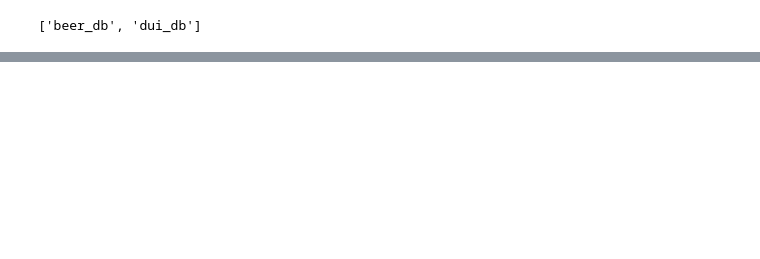
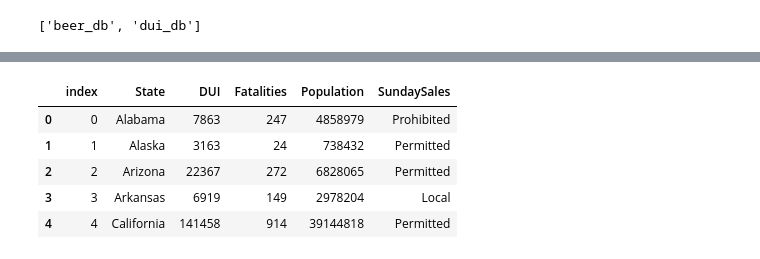
Before and after one commit to EvanK215/ETLProject, a Jupyter notebook: beerwork.ipynb, the cells around one changed output, grey strips where cells are left out. Cells and saved outputs as stored; diff of their text form; code cells hidden in the pictures; blank space fills up the shorter version.

```diff
--- a/beerwork.ipynb
+++ b/beerwork.ipynb
@@ -287,0 +298,10 @@ dui_db.to_sql(name='dui_db', con=engine, if_exists='append', index=True)
+# %%
+#Doing a query to make sure it is loading
+pd.read_sql_query('select * from dui_db', con=engine).head()
+# %% [output]
+|  | index | State | DUI | Fatalities | Population | SundaySales |
+| 0 | 0 | Alabama | 7863 | 247 | 4858979 | Prohibited |
+| 1 | 1 | Alaska | 3163 | 24 | 738432 | Permitted |
+| 2 | 2 | Arizona | 22367 | 272 | 6828065 | Permitted |
+| 3 | 3 | Arkansas | 6919 | 149 | 2978204 | Local |
+| 4 | 4 | California | 141458 | 914 | 39144818 | Permitted |
```
Also changed, not shown: parts of 3 cells of this notebook.
